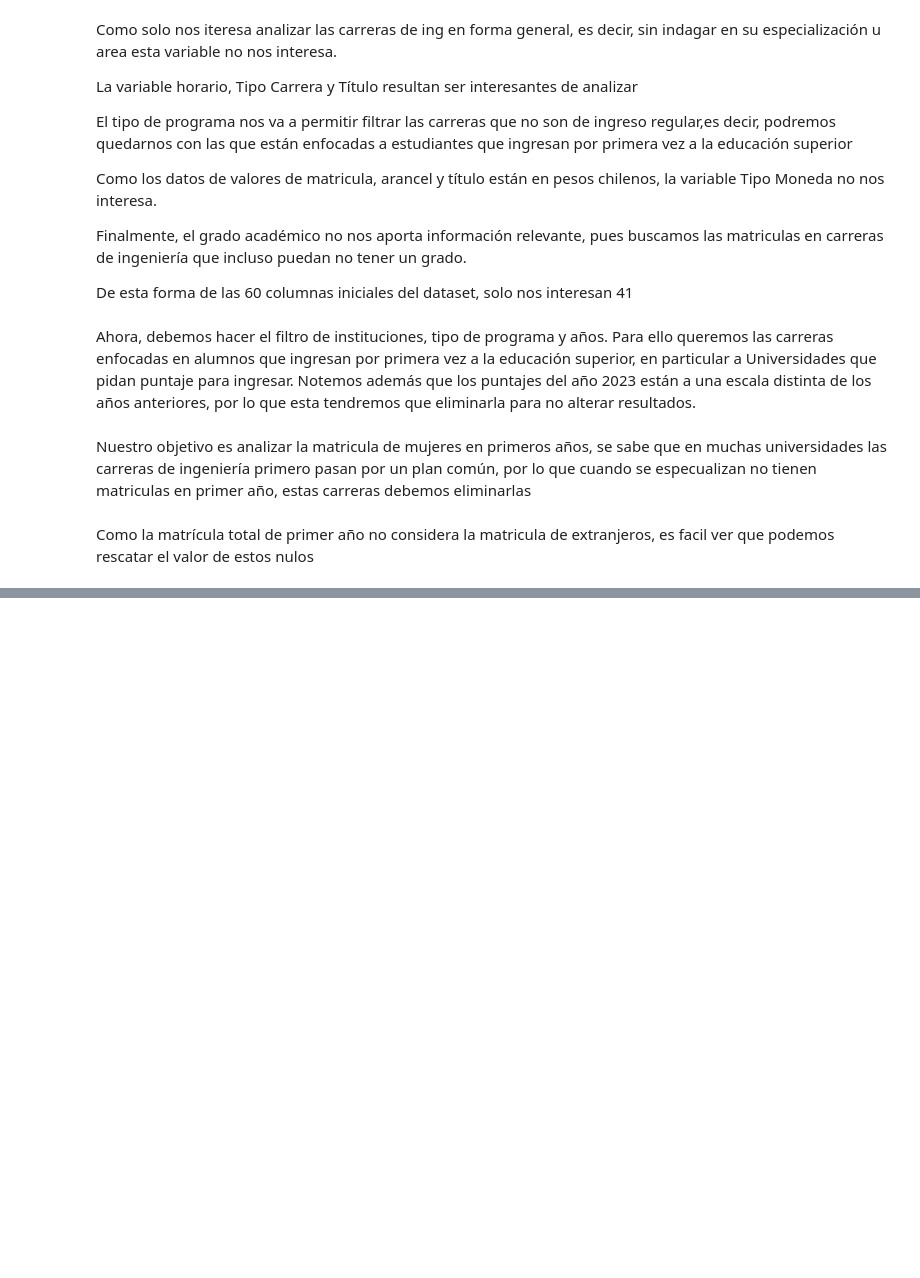
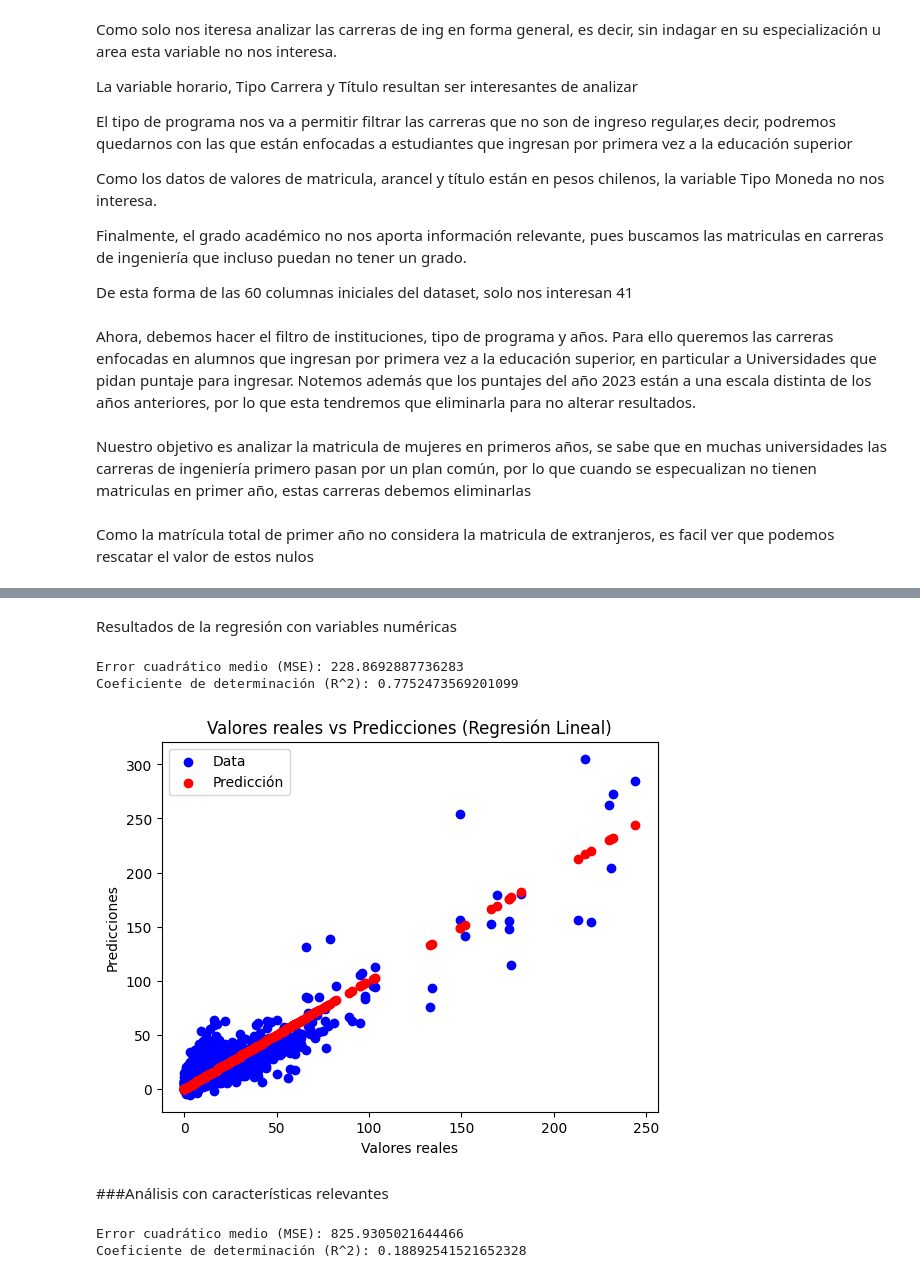
Before and after one commit to pabloskewes/proyecto-mineria-de-datos, a Jupyter notebook: hito3/informe.ipynb, the cells around one changed output, grey strips where cells are left out. Saved outputs shown, nothing was run; the diff lists cells and outputs as text; code cells hidden in the pictures; blank space fills up the shorter version.

Commit message:
Add regresion lineal

```diff
--- a/hito3/informe.ipynb
+++ b/hito3/informe.ipynb
@@ -534,0 +853,63 @@ ing_fin = ing_fin.astype({'Año': 'int64',
+# %% [markdown]
+Resultados de la regresión con variables numéricas
+# %%
+# Regresion lineal
+
+# Crea un modelo de regresión lineal
+model1 = LinearRegression()
+
+# Entrena el modelo utilizando el conjunto de entrenamiento
+model1.fit(X_train, y_train)
+
+# Realiza predicciones en el conjunto de prueba
+y_pred1 = model1.predict(X_test)
+
+# Evalúa el modelo
+mse = mean_squared_error(y_test, y_pred1)  # Error cuadrático medio
+r2 = r2_score(y_test, y_pred1)  # Coeficiente de determinación (R^2)
+
+# Imprime las métricas de evaluación
+print('Error cuadrático medio (MSE):', mse)
+print('Coeficiente de determinación (R^2):', r2)
+# %% [output]
+Error cuadrático medio (MSE): 228.8692887736283
+Coeficiente de determinación (R^2): 0.7752473569201099
+# %%
+plt.scatter(y_test, y_pred1, color='blue', label='Data')  # Graficar valores reales vs predicciones
+plt.scatter(y_test, y_test, color='red', label='Predicción')
+plt.xlabel('Valores reales')
+plt.ylabel('Predicciones')
+plt.title('Valores reales vs Predicciones (Regresión Lineal)')
+plt.legend()
+plt.show()
+# %% [output]
+[figure, added]
+# %% [markdown]
+###Análisis con características relevantes
+# %%
+# Regresion lineal
+columnas_relevantes=['Valor de arancel', 'Mínimo Puntaje NEM','Puntaje de corte (último seleccionado)','Año','Mínimo Puntaje (promedio matemáticas y lenguaje)']
+#columnas_relevantes=['Matrícula primer año hombres', 'Matrícula total mujeres']
+
+
+X_train_relevantes=X_train[columnas_relevantes]
+X_test_relevantes=X_test[columnas_relevantes]
+
+model2 = LinearRegression()
+
+# Entrena el modelo utilizando el conjunto de entrenamiento
+model2.fit(X_train_relevantes, y_train)
+
+# Realiza predicciones en el conjunto de prueba
+y_pred2 = model2.predict(X_test_relevantes)
+
+# Evalúa el modelo
+mse = mean_squared_error(y_test, y_pred2)  # Error cuadrático medio
+r2 = r2_score(y_test, y_pred2)  # Coeficiente de determinación (R^2)
+
+# Imprime las métricas de evaluación
+print('Error cuadrático medio (MSE):', mse)
+print('Coeficiente de determinación (R^2):', r2)
+# %% [output]
+Error cuadrático medio (MSE): 825.9305021644466
+Coeficiente de determinación (R^2): 0.18892541521652328
```
Also changed, not shown: parts of 38 cells of this notebook, 6 other files.
